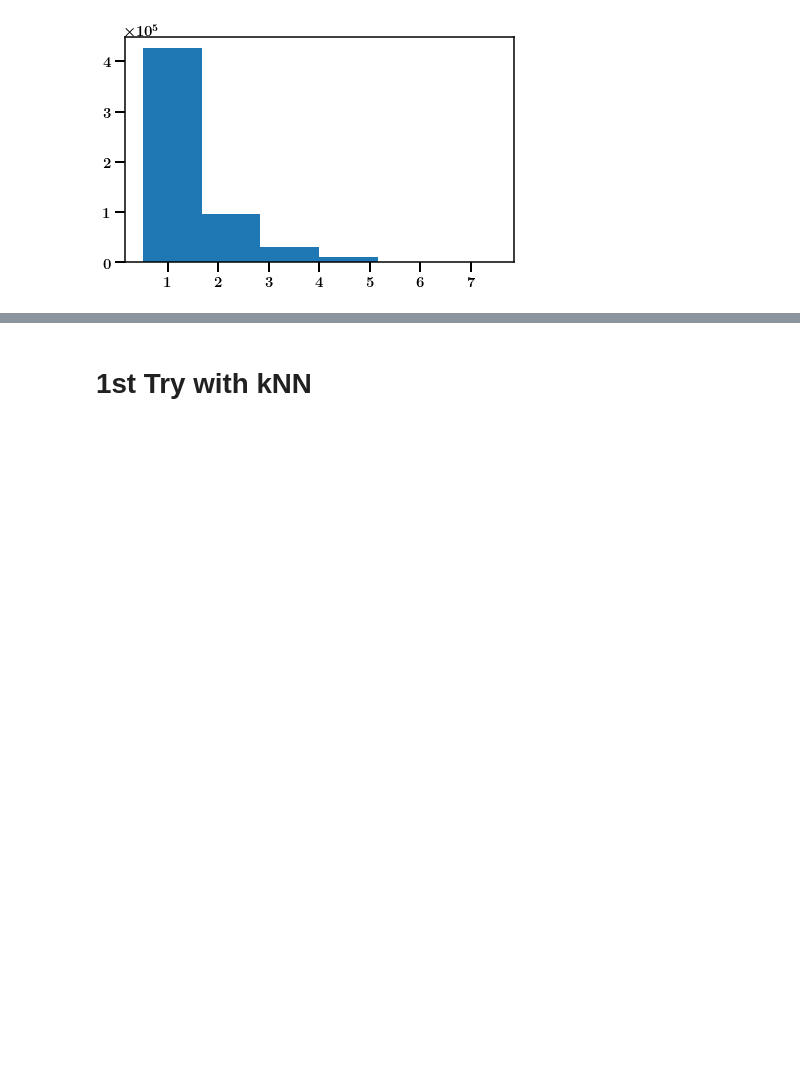
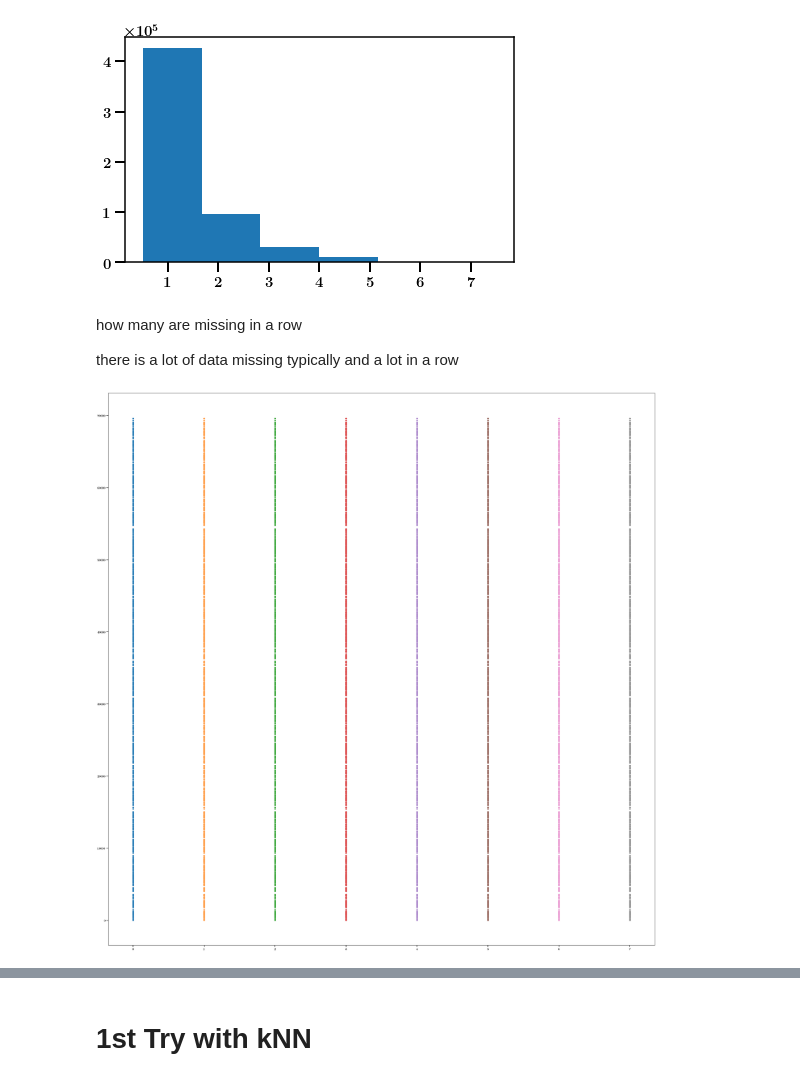
Before and after one commit to DZuercher/Datathlon2022, a Jupyter notebook: missing/explore_missing_data.ipynb, the cells around one changed output, grey strips where cells are left out. Saved outputs shown, nothing was run; the diff lists cells and outputs as text; code cells hidden in the pictures; blank space fills up the shorter version.

Commit message:
finished missing data algo

```diff
--- a/missing/explore_missing_data.ipynb
+++ b/missing/explore_missing_data.ipynb
@@ -42,3 +44,20 @@ plt.hist(np.sum(np.asarray(data_miss.isna()), axis=1), bins=np.linspace(0.5, 7.5
         6.33333333, 7.5       ]),
  <BarContainer object of 6 artists>)
 [figure]
+# %% [markdown]
+how many are missing in a row
+
+there is a lot of data missing typically and a lot in a row
+# %%
+data_miss["date"] = pd.to_datetime(data_miss["measured_at"]).view(int)/ 10**9 / 60. # in minutes
+min_min = np.min(data_miss["date"])
+data_miss["date"] = data_miss["date"] - min_min
+data_miss = data_miss.sort_values(by='date')
+labels = ['wind_speed', 'power', 'rotor_speed', 'generator_speed', 'temp_environment', 'temp_hydraulic_oil', 'temp_gear_bearing', 'blade_angle_avg']
+fig = plt.figure(figsize=(40, 40))
+for lidx, l in enumerate(labels):
+    col = data_miss['wind_speed'][data_miss['turbine_id'] == 14]
+    mis_idxs = np.where(np.isnan(np.asarray(col)))[0]
+    plt.scatter(np.full((mis_idxs.size,), lidx), mis_idxs)
+# %% [output]
+[figure, added]
```
Also changed, not shown: parts of 29 cells of this notebook.
